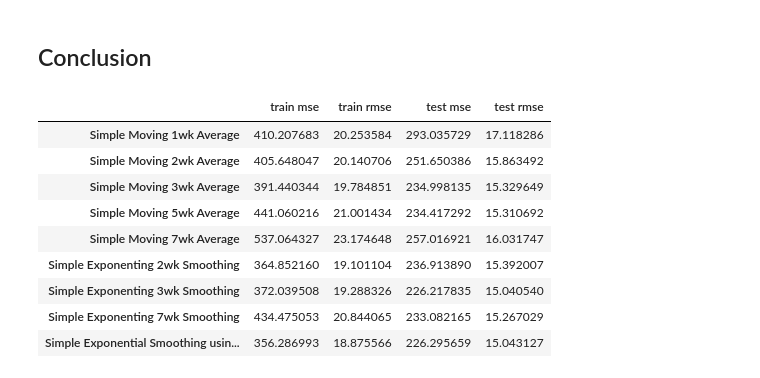
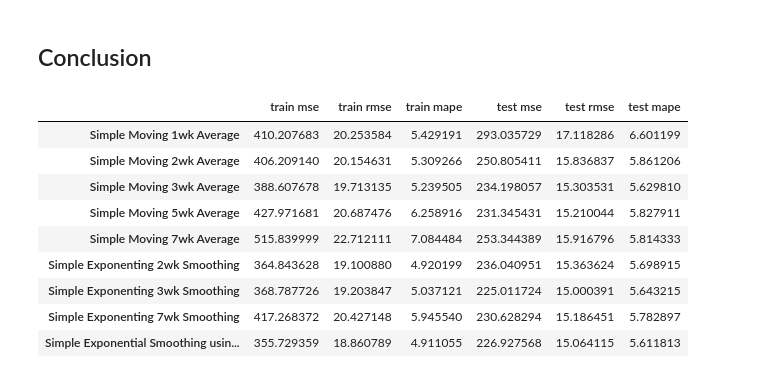
Before and after one commit to tkokkeng/KE5108-TVChannelRatings, a Jupyter notebook: movingAverage.ipynb, the cells around one changed output. Cells and saved outputs as stored; diff of their text form; code cells hidden in the pictures.

```diff
--- a/movingAverage.ipynb
+++ b/movingAverage.ipynb
@@ -457,6 +608,6 @@ ses_train.params
  'smoothing_slope': nan,
  'use_boxcox': False}
 # %%
-train_ts_df['ses'] = ses_train.predict(0, len(train_ts_df)-1)
+train_ts_df['ses'] = inv_boxcox(ses_train.predict(0, len(train_ts_df)-1), BOXCOX_LAMBDA)
 train_ts_df.head()
 # %% [output]
@@ -480,6 +631,6 @@ train_ts_df.tail()
 # %%
-ses_test = sm.tsa.SimpleExpSmoothing(test_ts_df['GRP'].values).fit(ses_train.params['smoothing_level'])
+ses_test = sm.tsa.SimpleExpSmoothing(test_ts_df['GRP_boxcox'].values).fit(ses_train.params['smoothing_level'])
 # %%
-test_ts_df['ses'] = ses_test.predict(0, len(test_ts_df)-1)
+test_ts_df['ses'] = inv_boxcox(ses_test.predict(0, len(test_ts_df)-1), BOXCOX_LAMBDA)
 test_ts_df.head()
 # %% [output]
@@ -493,10 +644,12 @@ test_ts_df.head()
 # %%
 ses_train_mse = mean_squared_error(train_ts_df['GRP'].values, train_ts_df['ses'].values)
 ses_train_rmse = np.sqrt(ses_train_mse)
+ses_train_mape = np.sum(np.abs(train_ts_df['GRP'].values - train_ts_df['ses'].values) / train_ts_df['GRP'].values) / len(train_ts_df['GRP'].values) * 100
 ses_test_mse = mean_squared_error(test_ts_df['GRP'].values, test_ts_df['ses'].values)
 ses_test_rmse = np.sqrt(ses_test_mse)
+ses_test_mape = np.sum(np.abs(test_ts_df['GRP'].values - test_ts_df['ses'].values) / test_ts_df['GRP'].values) / len(test_ts_df['GRP'].values) * 100
 
-results_list.append([ses_train_mse, ses_train_rmse, ses_test_mse, ses_test_rmse])
+results_list.append([ses_train_mse, ses_train_rmse, ses_train_mape, ses_test_mse, ses_test_rmse, ses_test_mape])
 # %%
 new_ts_df = train_ts_df.append(test_ts_df)
 new_ts_df[['GRP', 'ses']].plot(figsize=(20, 10), title='Simple Moving Average Prediction of GRP using StatsModels')
@@ -541,20 +726,19 @@ plt.show()
 # %%
 results_df = pd.DataFrame(results_list,
                           index=['Simple Moving 1wk Average', 'Simple Moving 2wk Average', 'Simple Moving 3wk Average', 'Simple Moving 5wk Average', 'Simple Moving 7wk Average',
                                  'Simple Exponenting 2wk Smoothing', 'Simple Exponenting 3wk Smoothing', 'Simple Exponenting 7wk Smoothing',
                                  'Simple Exponential Smoothing using StatsModels'
-                                 # "Brown's Linear Double Exponential Smoothing", "Holt's Linear Exponential Smoothing", "Additive Holt's & Winter's Method"
                                  ],
-                          columns=['train mse', 'train rmse', 'test mse', 'test rmse'])
+                          columns=['train mse', 'train rmse', 'train mape','test mse', 'test rmse', 'test mape'])
 results_df
 # %% [output]
-|  | train mse | train rmse | test mse | test rmse |
-| Simple Moving 1wk Average | 410.207683 | 20.253584 | 293.035729 | 17.118286 |
-| Simple Moving 2wk Average | 405.648047 | 20.140706 | 251.650386 | 15.863492 |
-| Simple Moving 3wk Average | 391.440344 | 19.784851 | 234.998135 | 15.329649 |
-| Simple Moving 5wk Average | 441.060216 | 21.001434 | 234.417292 | 15.310692 |
-| Simple Moving 7wk Average | 537.064327 | 23.174648 | 257.016921 | 16.031747 |
-| Simple Exponenting 2wk Smoothing | 364.852160 | 19.101104 | 236.913890 | 15.392007 |
-| Simple Exponenting 3wk Smoothing | 372.039508 | 19.288326 | 226.217835 | 15.040540 |
-| Simple Exponenting 7wk Smoothing | 434.475053 | 20.844065 | 233.082165 | 15.267029 |
-| Simple Exponential Smoothing usin... | 356.286993 | 18.875566 | 226.295659 | 15.043127 |
+|  | train mse | train rmse | train mape | test mse | test rmse | test mape |
+| Simple Moving 1wk Average | 410.207683 | 20.253584 | 5.429191 | 293.035729 | 17.118286 | 6.601199 |
+| Simple Moving 2wk Average | 406.209140 | 20.154631 | 5.309266 | 250.805411 | 15.836837 | 5.861206 |
+| Simple Moving 3wk Average | 388.607678 | 19.713135 | 5.239505 | 234.198057 | 15.303531 | 5.629810 |
+| Simple Moving 5wk Average | 427.971681 | 20.687476 | 6.258916 | 231.345431 | 15.210044 | 5.827911 |
+| Simple Moving 7wk Average | 515.839999 | 22.712111 | 7.084484 | 253.344389 | 15.916796 | 5.814333 |
+| Simple Exponenting 2wk Smoothing | 364.843628 | 19.100880 | 4.920199 | 236.040951 | 15.363624 | 5.698915 |
+| Simple Exponenting 3wk Smoothing | 368.787726 | 19.203847 | 5.037121 | 225.011724 | 15.000391 | 5.643215 |
+| Simple Exponenting 7wk Smoothing | 417.268372 | 20.427148 | 5.945540 | 230.628294 | 15.186451 | 5.782897 |
+| Simple Exponential Smoothing usin... | 355.729359 | 18.860789 | 4.911055 | 226.927568 | 15.064115 | 5.611813 |
```
Also changed, not shown: parts of 54 cells of this notebook.
